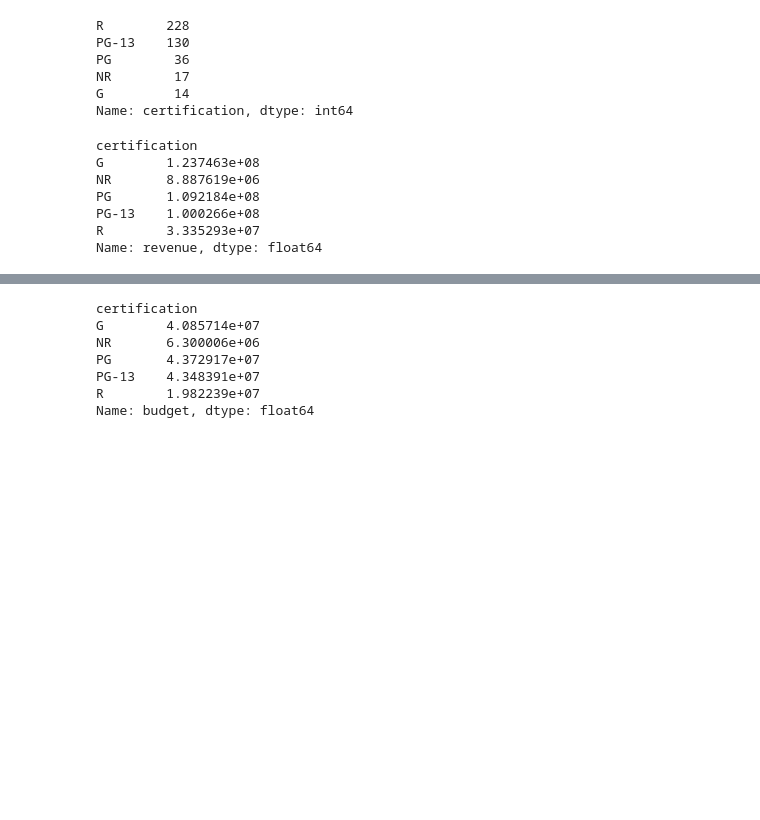
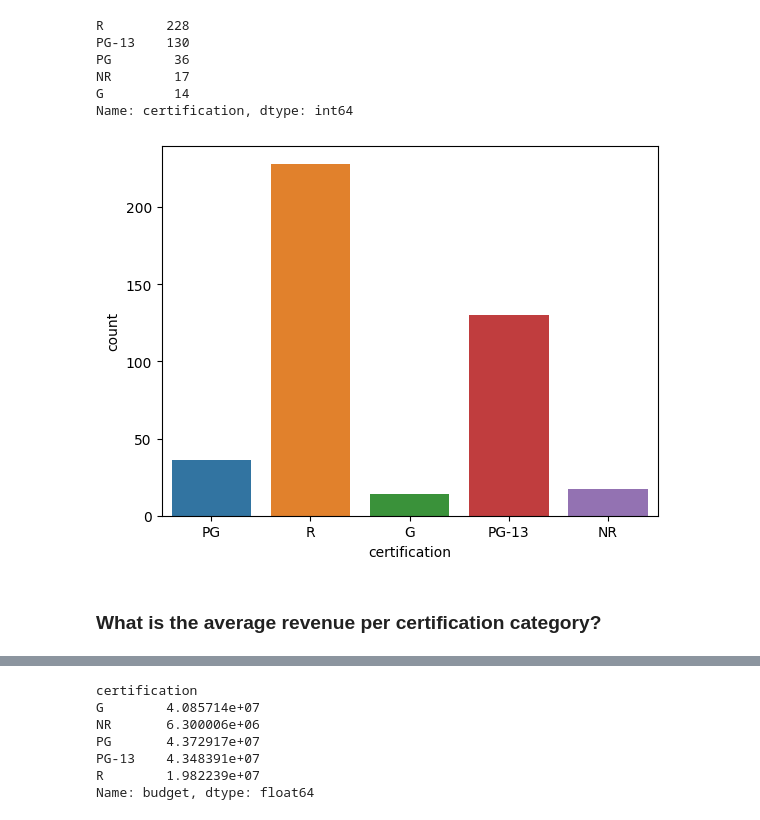
Before and after one commit to Martishamao/IMDB_Project, a Jupyter notebook: Project 3, Part 2.ipynb, the cells around one changed output, grey strips where cells are left out. Drawn from its saved outputs; the diff is of its cells as text; code cells hidden in the pictures; blank space fills up the shorter version.

```diff
--- a/Project 3, Part 2.ipynb
+++ b/Project 3, Part 2.ipynb
@@ -146,14 +161,11 @@ PG        36
 NR        17
 G         14
 Name: certification, dtype: int64
+# %%
+sns.countplot(data=dfc, x='certification');
+# %% [output]
+[figure, added]
+# %% [markdown]
+### What is the average revenue per certification category?
 # %%
-#What is the average revenue per certification category?
-dfc.groupby('certification')['revenue'].mean()
+mean = dfc.groupby('certification')['revenue'].mean()
-# %% [output]
-certification
-G        1.237463e+08
-NR       8.887619e+06
-PG       1.092184e+08
-PG-13    1.000266e+08
-R        3.335293e+07
-Name: revenue, dtype: float64
```
Also changed, not shown: parts of 13 cells of this notebook.
